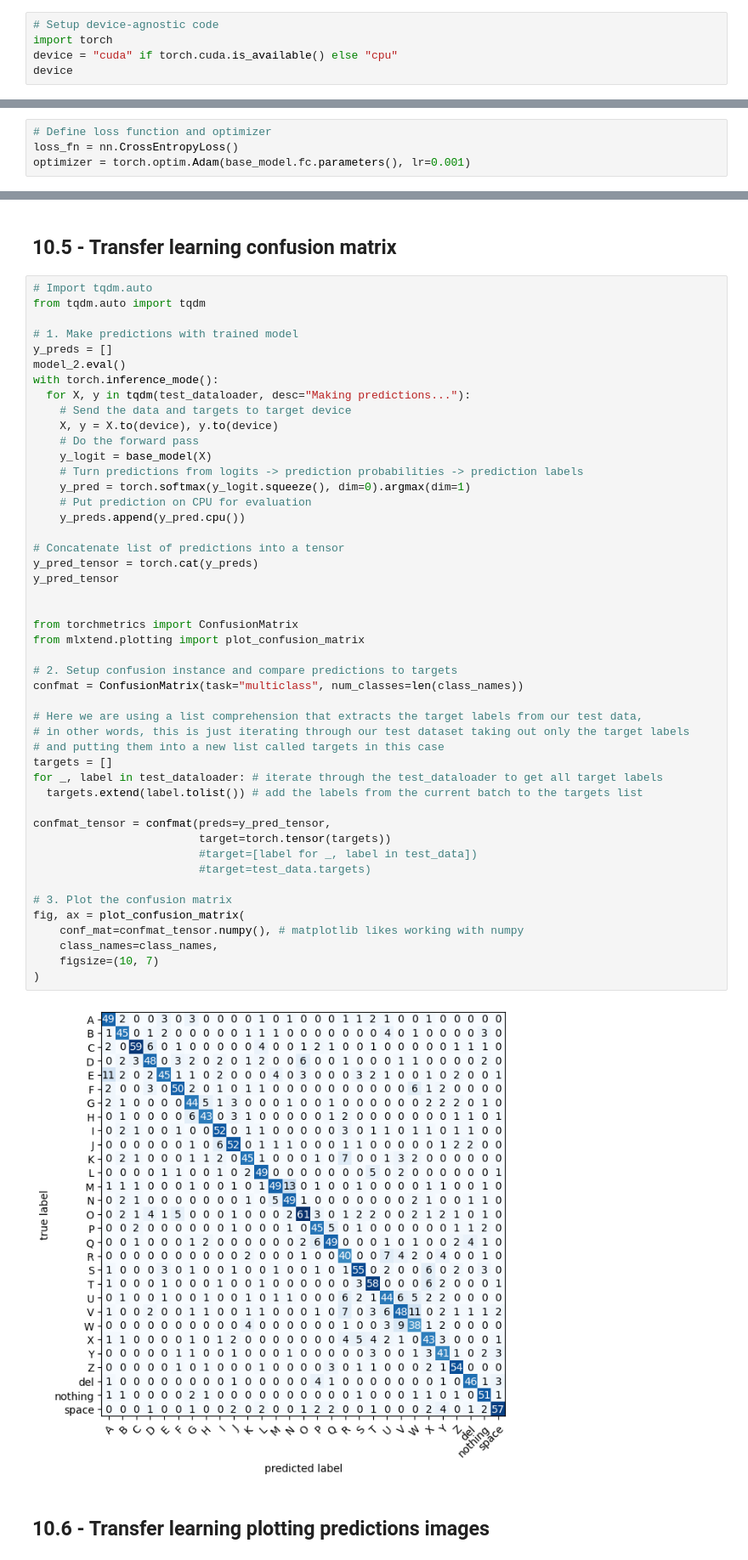
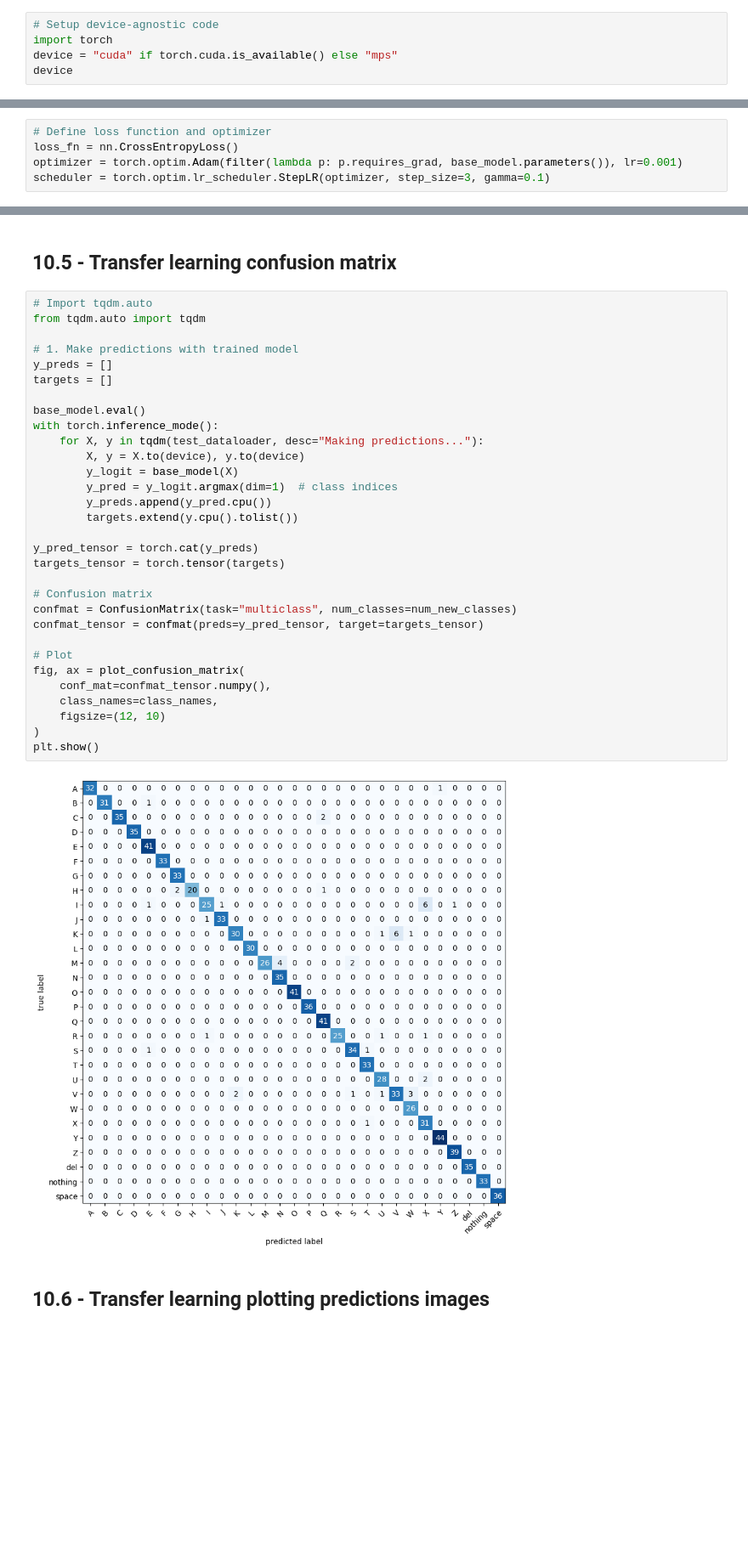
Before and after one commit to jasonflores04/ASL_Recognition, a Jupyter notebook: American_Sign_Language_Recognition_Project.ipynb, the cells around one changed output, grey strips where cells are left out. Shown at 85% size. Saved outputs shown, nothing was run; the diff lists cells and outputs as text; blank space fills up the shorter version.

```diff
--- a/American_Sign_Language_Recognition_Project.ipynb
+++ b/American_Sign_Language_Recognition_Project.ipynb
@@ -542,6 +553,6 @@ False
 # %%
 # Setup device-agnostic code
 import torch
-device = "cuda" if torch.cuda.is_available() else "cpu"
+device = "cuda" if torch.cuda.is_available() else "mps"
 device
 # %% [output]
@@ -1548,5 +1580,6 @@ len(class_names)
 # %%
 # Define loss function and optimizer
 loss_fn = nn.CrossEntropyLoss()
-optimizer = torch.optim.Adam(base_model.fc.parameters(), lr=0.001)
+optimizer = torch.optim.Adam(filter(lambda p: p.requires_grad, base_model.parameters()), lr=0.001)
+scheduler = torch.optim.lr_scheduler.StepLR(optimizer, step_size=3, gamma=0.1)
 # %%
@@ -1628,52 +1672,36 @@ plt.show()
 # %%
 # Import tqdm.auto
 from tqdm.auto import tqdm
 
 # 1. Make predictions with trained model
 y_preds = []
-model_2.eval()
+targets = []
+
+base_model.eval()
 with torch.inference_mode():
-  for X, y in tqdm(test_dataloader, desc="Making predictions..."):
-    # Send the data and targets to target device
-    X, y = X.to(device), y.to(device)
-    # Do the forward pass
-    y_logit = base_model(X)
-    # Turn predictions from logits -> prediction probabilities -> prediction labels
-    y_pred = torch.softmax(y_logit.squeeze(), dim=0).argmax(dim=1)
-    # Put prediction on CPU for evaluation
-    y_preds.append(y_pred.cpu())
+    for X, y in tqdm(test_dataloader, desc="Making predictions..."):
+        X, y = X.to(device), y.to(device)
+        y_logit = base_model(X)
+        y_pred = y_logit.argmax(dim=1)  # class indices
+        y_preds.append(y_pred.cpu())
+        targets.extend(y.cpu().tolist())
 
-# Concatenate list of predictions into a tensor
 y_pred_tensor = torch.cat(y_preds)
-y_pred_tensor
+targets_tensor = torch.tensor(targets)
 
+# Confusion matrix
+confmat = ConfusionMatrix(task="multiclass", num_classes=num_new_classes)
+confmat_tensor = confmat(preds=y_pred_tensor, target=targets_tensor)
 
-from torchmetrics import ConfusionMatrix
-from mlxtend.plotting import plot_confusion_matrix
-
-# 2. Setup confusion instance and compare predictions to targets
-confmat = ConfusionMatrix(task="multiclass", num_classes=len(class_names))
-
-# Here we are using a list comprehension that extracts the target labels from our test data,
-# in other words, this is just iterating through our test dataset taking out only the target labels
-# and putting them into a new list called targets in this case
-targets = []
-for _, label in test_dataloader: # iterate through the test_dataloader to get all target labels
-  targets.extend(label.tolist()) # add the labels from the current batch to the targets list
-
-confmat_tensor = confmat(preds=y_pred_tensor,
-                         target=torch.tensor(targets))
-                         #target=[label for _, label in test_data])
-                         #target=test_data.targets)
-
-# 3. Plot the confusion matrix
+# Plot
 fig, ax = plot_confusion_matrix(
-    conf_mat=confmat_tensor.numpy(), # matplotlib likes working with numpy
+    conf_mat=confmat_tensor.numpy(),
     class_names=class_names,
-    figsize=(10, 7)
+    figsize=(12, 10)
 )
+plt.show()
 # %% [output]
-[figure, old version]
+[figure, new version]
 # %% [markdown]
 ## 10.6 - Transfer learning plotting predictions images
 # %%
```
Also changed, not shown: parts of 40 cells of this notebook, 3 other files.
